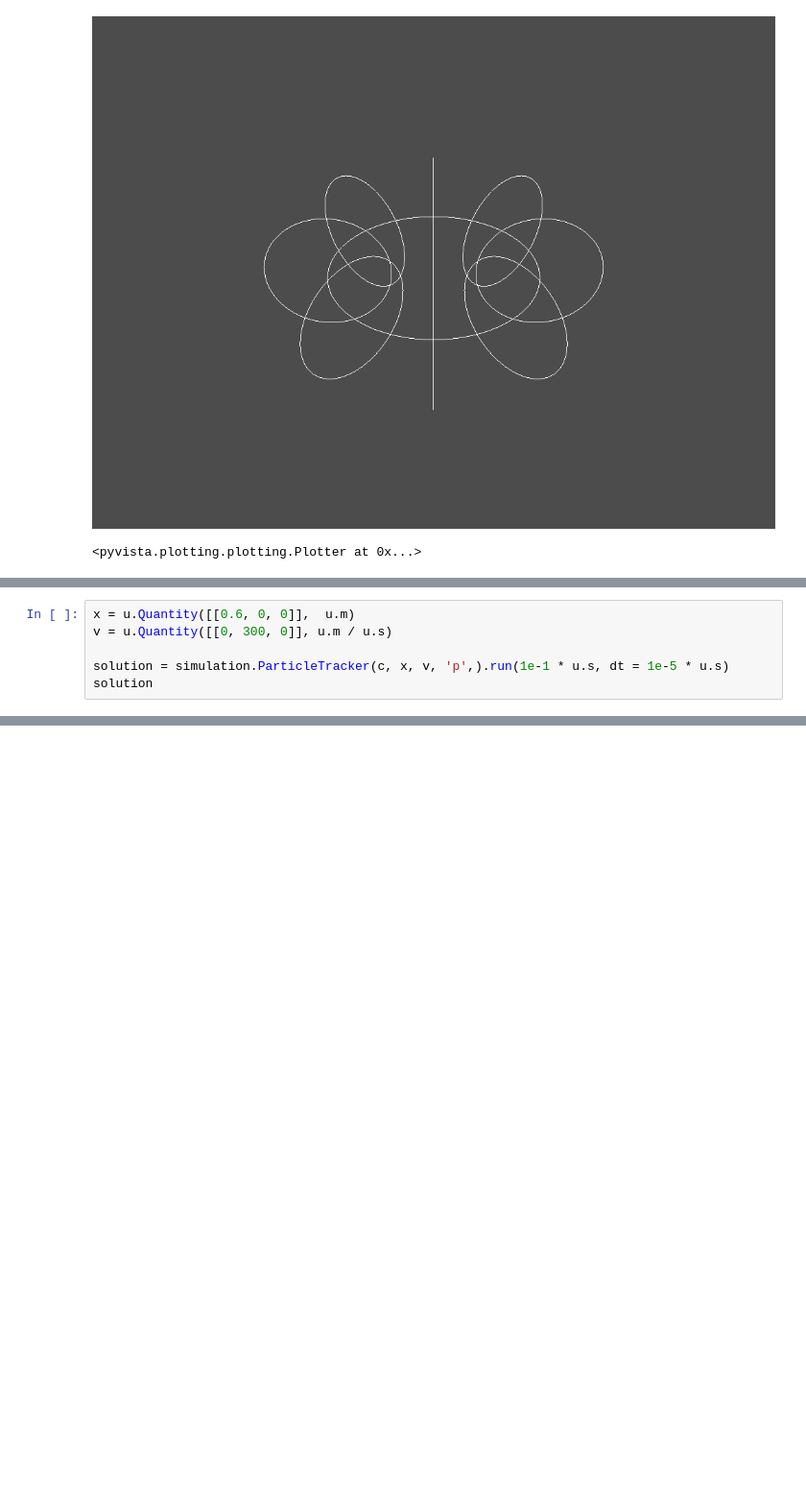
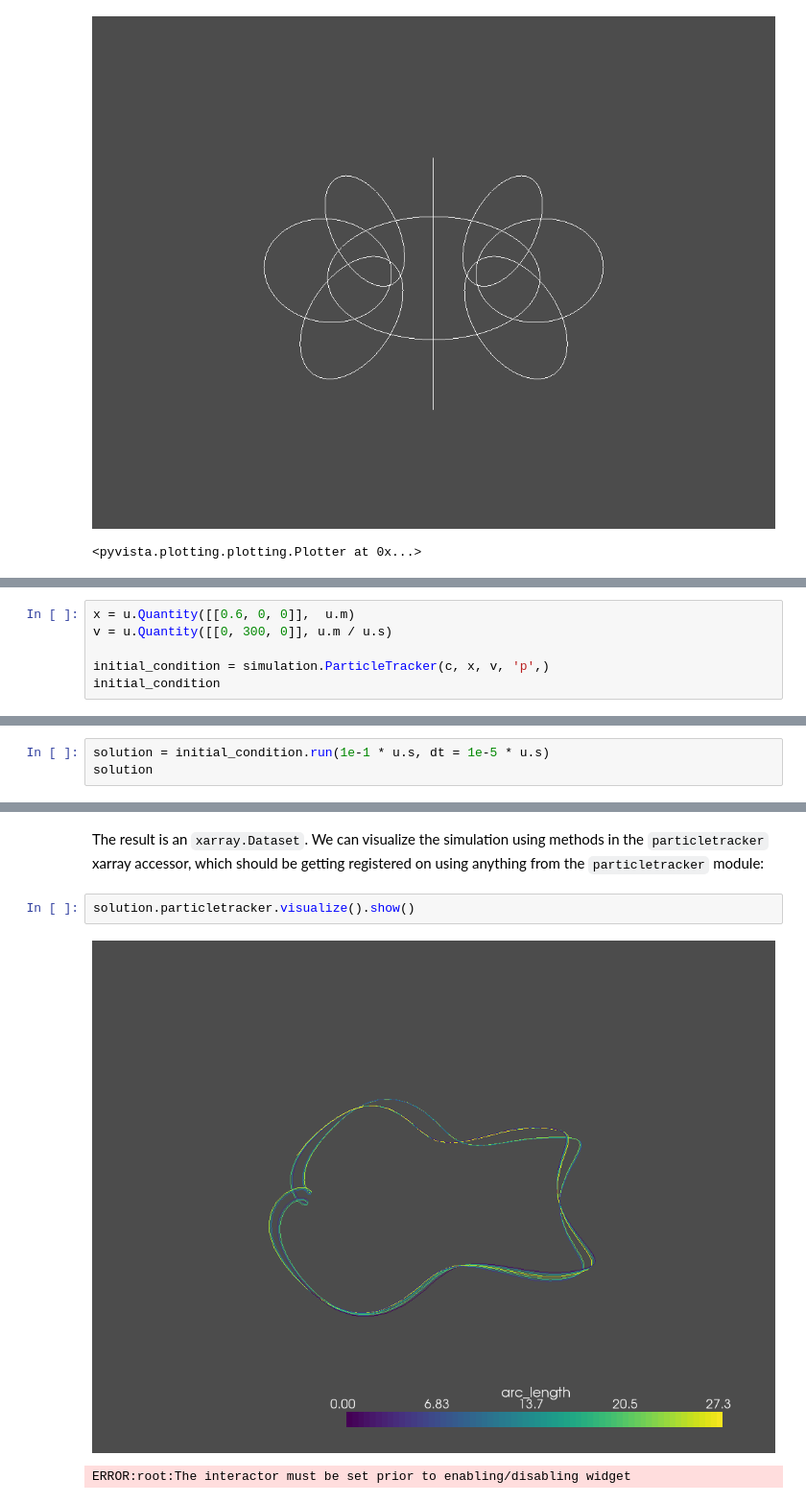
Before and after one commit to PlasmaPy/PlasmaPy, a Jupyter notebook: notebooks/TokamakParticles.ipynb, the cells around one changed output, grey strips where cells are left out. Shown at 96% size. Cells and saved outputs as stored; diff of their text form; blank space fills up the shorter version.

Commit message:
Fixes to visualize with passed plasma

```diff
--- a/notebooks/TokamakParticles.ipynb
+++ b/notebooks/TokamakParticles.ipynb
@@ -51,6 +49,6 @@ Note that a shortcut for this model can be quickly accessed as `Coils.toykamak`.
 x = u.Quantity([[0.6, 0, 0]],  u.m)
 v = u.Quantity([[0, 300, 0]], u.m / u.s)
 
-solution = simulation.ParticleTracker(c, x, v, 'p',).run(1e-1 * u.s, dt = 1e-5 * u.s)
-solution
+initial_condition = simulation.ParticleTracker(c, x, v, 'p',)
+initial_condition
 # %% [output]
@@ -72,0 +58,3 @@ Attributes:
+# %%
+solution = initial_condition.run(1e-1 * u.s, dt = 1e-5 * u.s)
+solution
@@ -72,0 +78,7 @@ Attributes:
+# %% [markdown]
+The result is an `xarray.Dataset`. We can visualize the simulation using methods in the `particletracker` xarray accessor, which should be getting registered on using anything from the `particletracker` module:
+# %%
+solution.particletracker.visualize().show()
+# %% [output]
+[figure, added]
+ERROR:root:The interactor must be set prior to enabling/disabling widget
```
Also changed, not shown: parts of 36 cells of this notebook, 3 other files.
